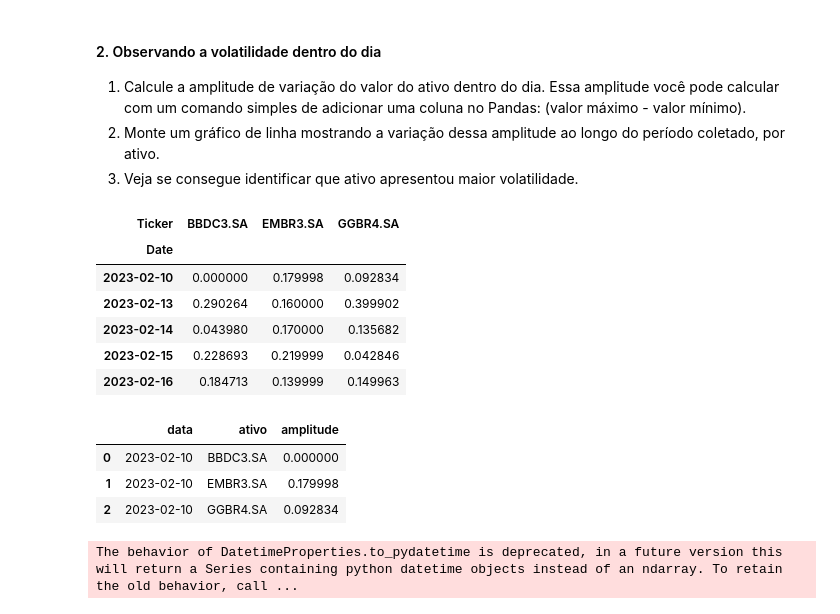
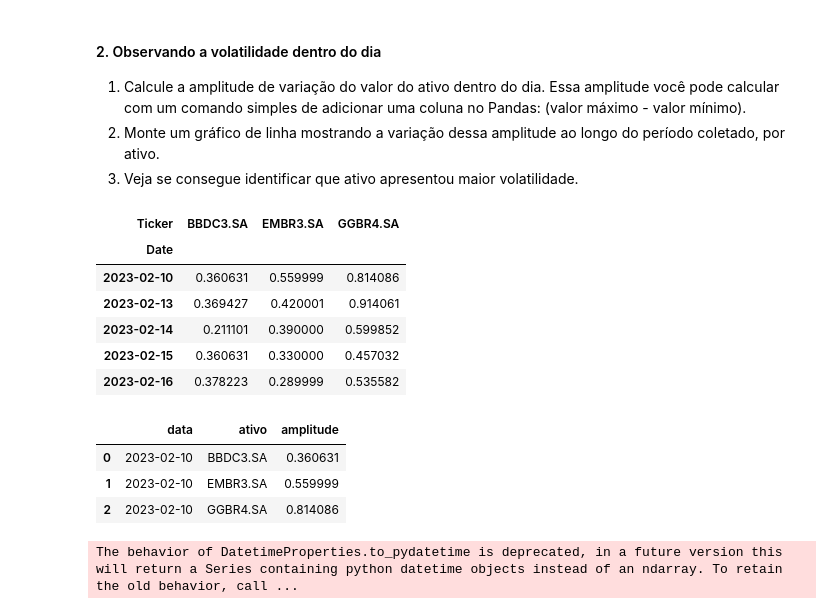
Before and after one commit to AlexSAssuncao/EBAC_Estudos, a Jupyter notebook: Tarefas/mod22_tarefa01.ipynb, the cells around one changed output. Drawn from its saved outputs; the diff is of its cells as text; code cells hidden in the pictures.

```diff
--- a/Tarefas/mod22_tarefa01.ipynb
+++ b/Tarefas/mod22_tarefa01.ipynb
@@ -50,25 +50,25 @@ df_ativos.to_csv('input/df_ativos.csv')
 3. Veja se consegue identificar que ativo apresentou maior volatilidade.
 # %%
 #2.1 - Calculando amplitude por ativo
-np.abs(df_ativos['Open'] - df_ativos['Close']).head()
+(df_ativos['High'] - df_ativos['Low']).head()
 # %% [output]
 | Ticker | BBDC3.SA | EMBR3.SA | GGBR4.SA |
 | Date |  |  |  |
-| 2023-02-10 | 0.000000 | 0.179998 | 0.092834 |
-| 2023-02-13 | 0.290264 | 0.160000 | 0.399902 |
-| 2023-02-14 | 0.043980 | 0.170000 | 0.135682 |
-| 2023-02-15 | 0.228693 | 0.219999 | 0.042846 |
-| 2023-02-16 | 0.184713 | 0.139999 | 0.149963 |
+| 2023-02-10 | 0.360631 | 0.559999 | 0.814086 |
+| 2023-02-13 | 0.369427 | 0.420001 | 0.914061 |
+| 2023-02-14 | 0.211101 | 0.390000 | 0.599852 |
+| 2023-02-15 | 0.360631 | 0.330000 | 0.457032 |
+| 2023-02-16 | 0.378223 | 0.289999 | 0.535582 |
 # %%
 #2.2 - Gráfico das amplitudes
 
-amplitude_variacao = np.abs(df_ativos['Open'] - df_ativos['Close']).stack().reset_index().rename(columns={'Date':'data','Ticker':'ativo',0:'amplitude'})
+amplitude_variacao = np.abs(df_ativos['High'] - df_ativos['Low']).stack().reset_index().rename(columns={'Date':'data','Ticker':'ativo',0:'amplitude'})
 amplitude_variacao.head(3)
 # %% [output]
 |  | data | ativo | amplitude |
-| 0 | 2023-02-10 | BBDC3.SA | 0.000000 |
-| 1 | 2023-02-10 | EMBR3.SA | 0.179998 |
-| 2 | 2023-02-10 | GGBR4.SA | 0.092834 |
+| 0 | 2023-02-10 | BBDC3.SA | 0.360631 |
+| 1 | 2023-02-10 | EMBR3.SA | 0.559999 |
+| 2 | 2023-02-10 | GGBR4.SA | 0.814086 |
 # %%
 fig = px.line(amplitude_variacao, x="data", y="amplitude", color='ativo', template='plotly_white')
 fig.show()
```
